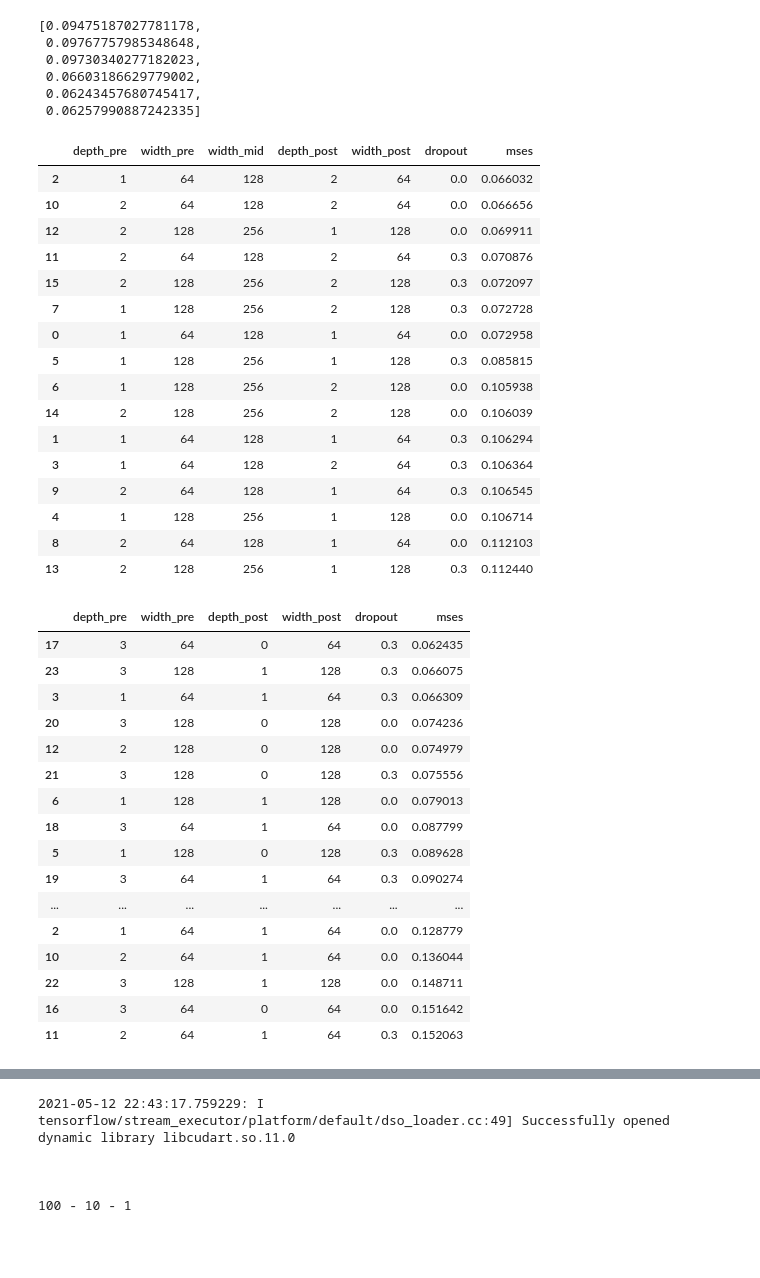
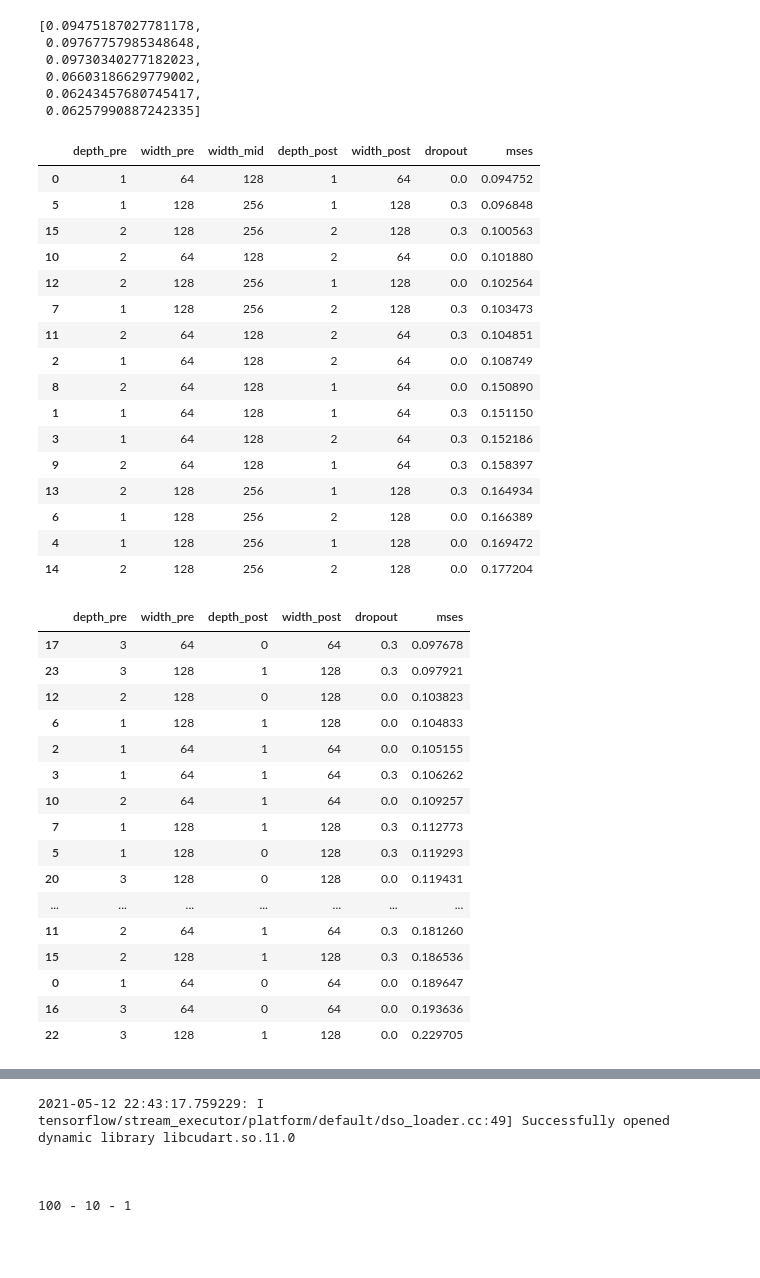
Before and after one commit to SimonFalk/DeepLearningProject, a Jupyter notebook: batch_test.ipynb, the cells around one changed output, grey strips where cells are left out. Saved outputs shown, nothing was run; the diff lists cells and outputs as text; code cells hidden in the pictures.

```diff
--- a/batch_test.ipynb
+++ b/batch_test.ipynb
@@ -202,12 +206,4 @@ ress = [
 ]
-# %%
-mses = [
-    np.array([
-        np.array(r['mse']).mean()
-        for r in res
-    ])
-    for res in ress
-]
 # %%
 labels = [
     'A1 Spectrogram',
@@ -252,34 +248,34 @@ best
 # %%
 df1 = pd.DataFrame(params_1, columns = [
     'depth_pre',
     'width_pre',
     'width_mid',
     'depth_post',
     'width_post',
     'dropout'
 ])
 
-df1['mses'] = mses[3]
+df1['mses'] = mses[0]
 
 df1.sort_values('mses')
 # %% [output]
 |  | depth_pre | width_pre | width_mid | depth_post | width_post | dropout | mses |
-| 2 | 1 | 64 | 128 | 2 | 64 | 0.0 | 0.066032 |
-| 10 | 2 | 64 | 128 | 2 | 64 | 0.0 | 0.066656 |
-| 12 | 2 | 128 | 256 | 1 | 128 | 0.0 | 0.069911 |
-| 11 | 2 | 64 | 128 | 2 | 64 | 0.3 | 0.070876 |
-| 15 | 2 | 128 | 256 | 2 | 128 | 0.3 | 0.072097 |
-| 7 | 1 | 128 | 256 | 2 | 128 | 0.3 | 0.072728 |
-| 0 | 1 | 64 | 128 | 1 | 64 | 0.0 | 0.072958 |
-| 5 | 1 | 128 | 256 | 1 | 128 | 0.3 | 0.085815 |
-| 6 | 1 | 128 | 256 | 2 | 128 | 0.0 | 0.105938 |
-| 14 | 2 | 128 | 256 | 2 | 128 | 0.0 | 0.106039 |
-| 1 | 1 | 64 | 128 | 1 | 64 | 0.3 | 0.106294 |
-| 3 | 1 | 64 | 128 | 2 | 64 | 0.3 | 0.106364 |
-| 9 | 2 | 64 | 128 | 1 | 64 | 0.3 | 0.106545 |
-| 4 | 1 | 128 | 256 | 1 | 128 | 0.0 | 0.106714 |
-| 8 | 2 | 64 | 128 | 1 | 64 | 0.0 | 0.112103 |
-| 13 | 2 | 128 | 256 | 1 | 128 | 0.3 | 0.112440 |
+| 0 | 1 | 64 | 128 | 1 | 64 | 0.0 | 0.094752 |
+| 5 | 1 | 128 | 256 | 1 | 128 | 0.3 | 0.096848 |
+| 15 | 2 | 128 | 256 | 2 | 128 | 0.3 | 0.100563 |
+| 10 | 2 | 64 | 128 | 2 | 64 | 0.0 | 0.101880 |
+| 12 | 2 | 128 | 256 | 1 | 128 | 0.0 | 0.102564 |
+| 7 | 1 | 128 | 256 | 2 | 128 | 0.3 | 0.103473 |
+| 11 | 2 | 64 | 128 | 2 | 64 | 0.3 | 0.104851 |
+| 2 | 1 | 64 | 128 | 2 | 64 | 0.0 | 0.108749 |
+| 8 | 2 | 64 | 128 | 1 | 64 | 0.0 | 0.150890 |
+| 1 | 1 | 64 | 128 | 1 | 64 | 0.3 | 0.151150 |
+| 3 | 1 | 64 | 128 | 2 | 64 | 0.3 | 0.152186 |
+| 9 | 2 | 64 | 128 | 1 | 64 | 0.3 | 0.158397 |
+| 13 | 2 | 128 | 256 | 1 | 128 | 0.3 | 0.164934 |
+| 6 | 1 | 128 | 256 | 2 | 128 | 0.0 | 0.166389 |
+| 4 | 1 | 128 | 256 | 1 | 128 | 0.0 | 0.169472 |
+| 14 | 2 | 128 | 256 | 2 | 128 | 0.0 | 0.177204 |
 # %%
 df2 = pd.DataFrame(params_2, columns = [
     'depth_pre',
@@ -289,27 +285,27 @@ df2 = pd.DataFrame(params_2, columns = [
     'dropout'
 ])
 
-df2['mses'] = mses[4]
+df2['mses'] = mses[1]
 
 df2.sort_values('mses')
 # %% [output]
 |  | depth_pre | width_pre | depth_post | width_post | dropout | mses |
-| 17 | 3 | 64 | 0 | 64 | 0.3 | 0.062435 |
-| 23 | 3 | 128 | 1 | 128 | 0.3 | 0.066075 |
-| 3 | 1 | 64 | 1 | 64 | 0.3 | 0.066309 |
-| 20 | 3 | 128 | 0 | 128 | 0.0 | 0.074236 |
-| 12 | 2 | 128 | 0 | 128 | 0.0 | 0.074979 |
-| 21 | 3 | 128 | 0 | 128 | 0.3 | 0.075556 |
-| 6 | 1 | 128 | 1 | 128 | 0.0 | 0.079013 |
-| 18 | 3 | 64 | 1 | 64 | 0.0 | 0.087799 |
-| 5 | 1 | 128 | 0 | 128 | 0.3 | 0.089628 |
-| 19 | 3 | 64 | 1 | 64 | 0.3 | 0.090274 |
+| 17 | 3 | 64 | 0 | 64 | 0.3 | 0.097678 |
+| 23 | 3 | 128 | 1 | 128 | 0.3 | 0.097921 |
+| 12 | 2 | 128 | 0 | 128 | 0.0 | 0.103823 |
+| 6 | 1 | 128 | 1 | 128 | 0.0 | 0.104833 |
+| 2 | 1 | 64 | 1 | 64 | 0.0 | 0.105155 |
+| 3 | 1 | 64 | 1 | 64 | 0.3 | 0.106262 |
+| 10 | 2 | 64 | 1 | 64 | 0.0 | 0.109257 |
+| 7 | 1 | 128 | 1 | 128 | 0.3 | 0.112773 |
+| 5 | 1 | 128 | 0 | 128 | 0.3 | 0.119293 |
+| 20 | 3 | 128 | 0 | 128 | 0.0 | 0.119431 |
 | ... | ... | ... | ... | ... | ... | ... |
-| 2 | 1 | 64 | 1 | 64 | 0.0 | 0.128779 |
-| 10 | 2 | 64 | 1 | 64 | 0.0 | 0.136044 |
-| 22 | 3 | 128 | 1 | 128 | 0.0 | 0.148711 |
-| 16 | 3 | 64 | 0 | 64 | 0.0 | 0.151642 |
-| 11 | 2 | 64 | 1 | 64 | 0.3 | 0.152063 |
+| 11 | 2 | 64 | 1 | 64 | 0.3 | 0.181260 |
+| 15 | 2 | 128 | 1 | 128 | 0.3 | 0.186536 |
+| 0 | 1 | 64 | 0 | 64 | 0.0 | 0.189647 |
+| 16 | 3 | 64 | 0 | 64 | 0.0 | 0.193636 |
+| 22 | 3 | 128 | 1 | 128 | 0.0 | 0.229705 |
 # %%
 df3 = pd.DataFrame(params_3, columns = [
     'depth_pre',
```
Also changed, not shown: parts of 5 cells of this notebook.
